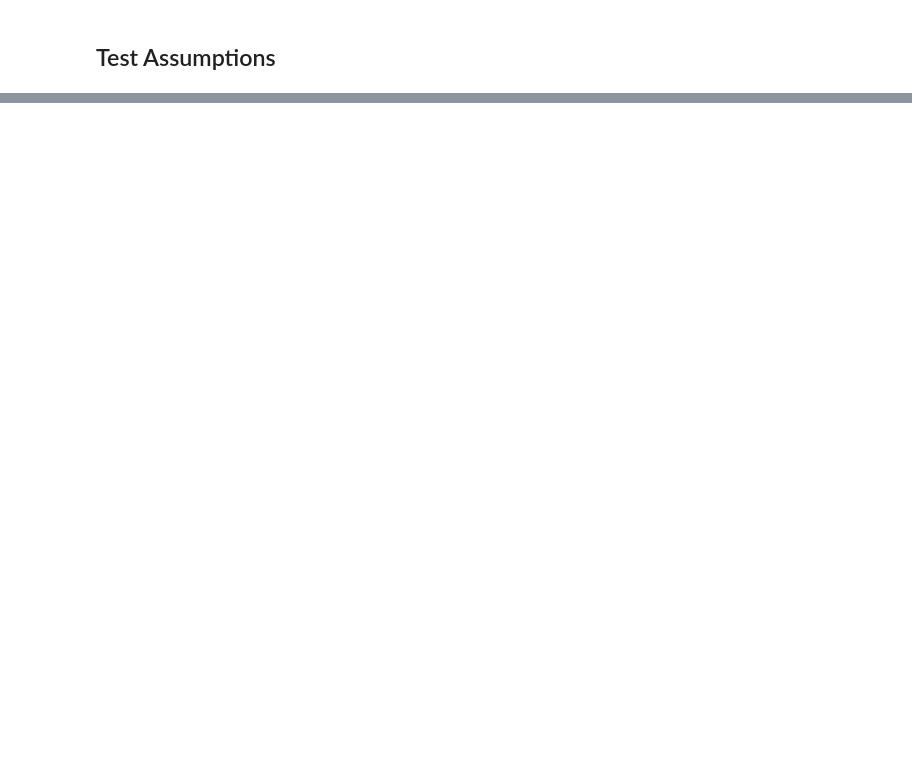
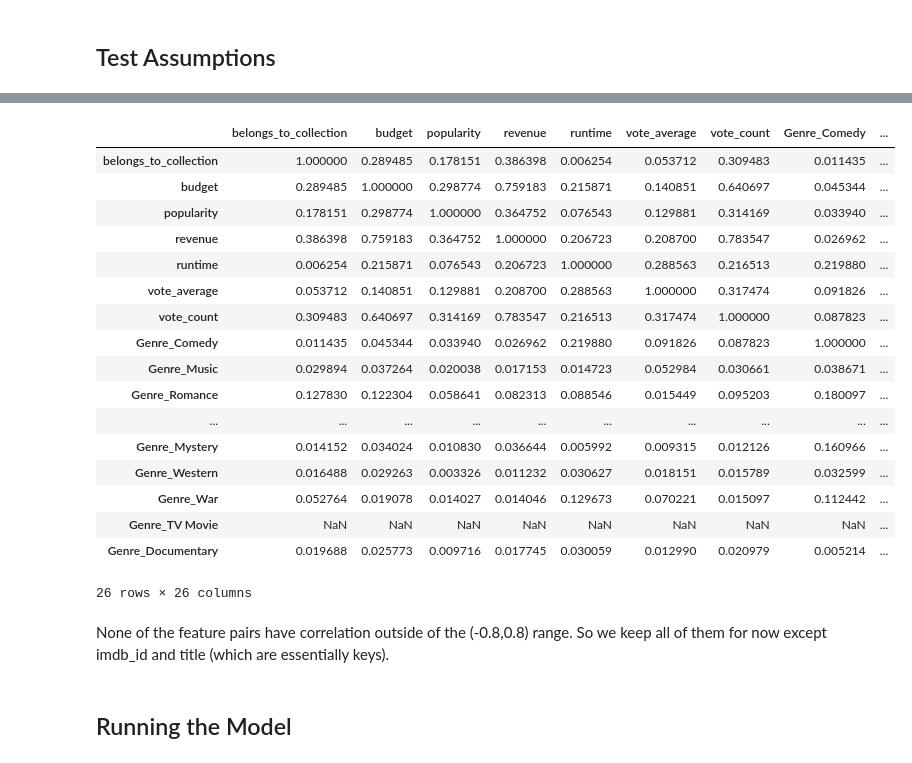
Before and after one commit to Numann-Malik/IMDB, a Jupyter notebook: IMDB_LInear_Regression_Models.ipynb, the cells around one changed output, grey strips where cells are left out. Saved outputs shown, nothing was run; the diff lists cells and outputs as text; code cells hidden in the pictures; blank space fills up the shorter version.

```diff
--- a/IMDB_LInear_Regression_Models.ipynb
+++ b/IMDB_LInear_Regression_Models.ipynb
@@ -349,0 +284,30 @@ df
+# %%
+## dropping nonlinear features
+df= df.drop(columns=['adult','year','month','day'])
+# %%
+## Checking Multicollinearity
+corr = df.corr().abs()
+corr
+# %% [output]
+|  | belongs_to_collection | budget | popularity | revenue | runtime | vote_average | vote_count | Genre_Comedy | ... |
+| belongs_to_collection | 1.000000 | 0.289485 | 0.178151 | 0.386398 | 0.006254 | 0.053712 | 0.309483 | 0.011435 | ... |
+| budget | 0.289485 | 1.000000 | 0.298774 | 0.759183 | 0.215871 | 0.140851 | 0.640697 | 0.045344 | ... |
+| popularity | 0.178151 | 0.298774 | 1.000000 | 0.364752 | 0.076543 | 0.129881 | 0.314169 | 0.033940 | ... |
+| revenue | 0.386398 | 0.759183 | 0.364752 | 1.000000 | 0.206723 | 0.208700 | 0.783547 | 0.026962 | ... |
+| runtime | 0.006254 | 0.215871 | 0.076543 | 0.206723 | 1.000000 | 0.288563 | 0.216513 | 0.219880 | ... |
+| vote_average | 0.053712 | 0.140851 | 0.129881 | 0.208700 | 0.288563 | 1.000000 | 0.317474 | 0.091826 | ... |
+| vote_count | 0.309483 | 0.640697 | 0.314169 | 0.783547 | 0.216513 | 0.317474 | 1.000000 | 0.087823 | ... |
+| Genre_Comedy | 0.011435 | 0.045344 | 0.033940 | 0.026962 | 0.219880 | 0.091826 | 0.087823 | 1.000000 | ... |
+| Genre_Music | 0.029894 | 0.037264 | 0.020038 | 0.017153 | 0.014723 | 0.052984 | 0.030661 | 0.038671 | ... |
+| Genre_Romance | 0.127830 | 0.122304 | 0.058641 | 0.082313 | 0.088546 | 0.015449 | 0.095203 | 0.180097 | ... |
+| ... | ... | ... | ... | ... | ... | ... | ... | ... | ... |
+| Genre_Mystery | 0.014152 | 0.034024 | 0.010830 | 0.036644 | 0.005992 | 0.009315 | 0.012126 | 0.160966 | ... |
+| Genre_Western | 0.016488 | 0.029263 | 0.003326 | 0.011232 | 0.030627 | 0.018151 | 0.015789 | 0.032599 | ... |
+| Genre_War | 0.052764 | 0.019078 | 0.014027 | 0.014046 | 0.129673 | 0.070221 | 0.015097 | 0.112442 | ... |
+| Genre_TV Movie | NaN | NaN | NaN | NaN | NaN | NaN | NaN | NaN | ... |
+| Genre_Documentary | 0.019688 | 0.025773 | 0.009716 | 0.017745 | 0.030059 | 0.012990 | 0.020979 | 0.005214 | ... |
+26 rows × 26 columns
+# %% [markdown]
+None of the feature pairs have correlation outside of the (-0.8,0.8) range. So we keep all of them for now except imdb_id and title (which are essentially keys).
+# %% [markdown]
+## Running the Model
```
Also changed, not shown: parts of 44 cells of this notebook.
